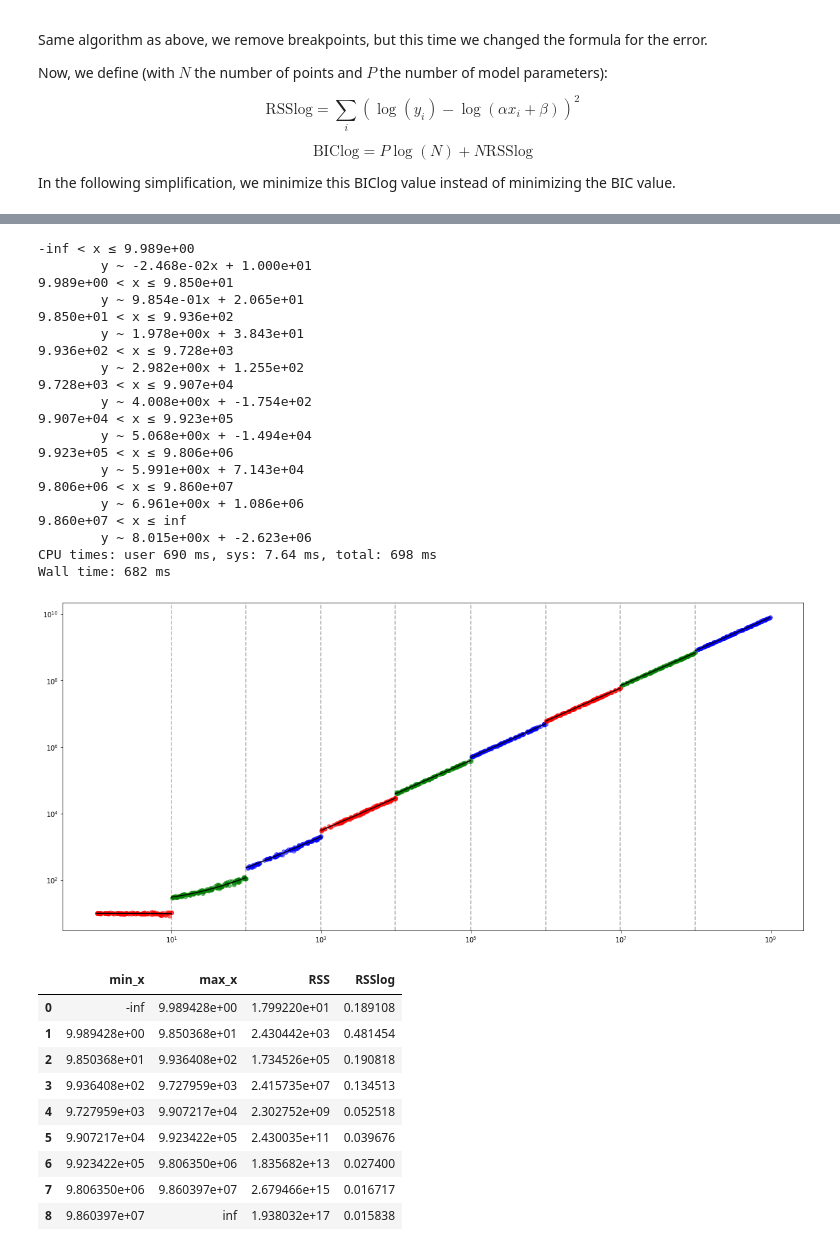
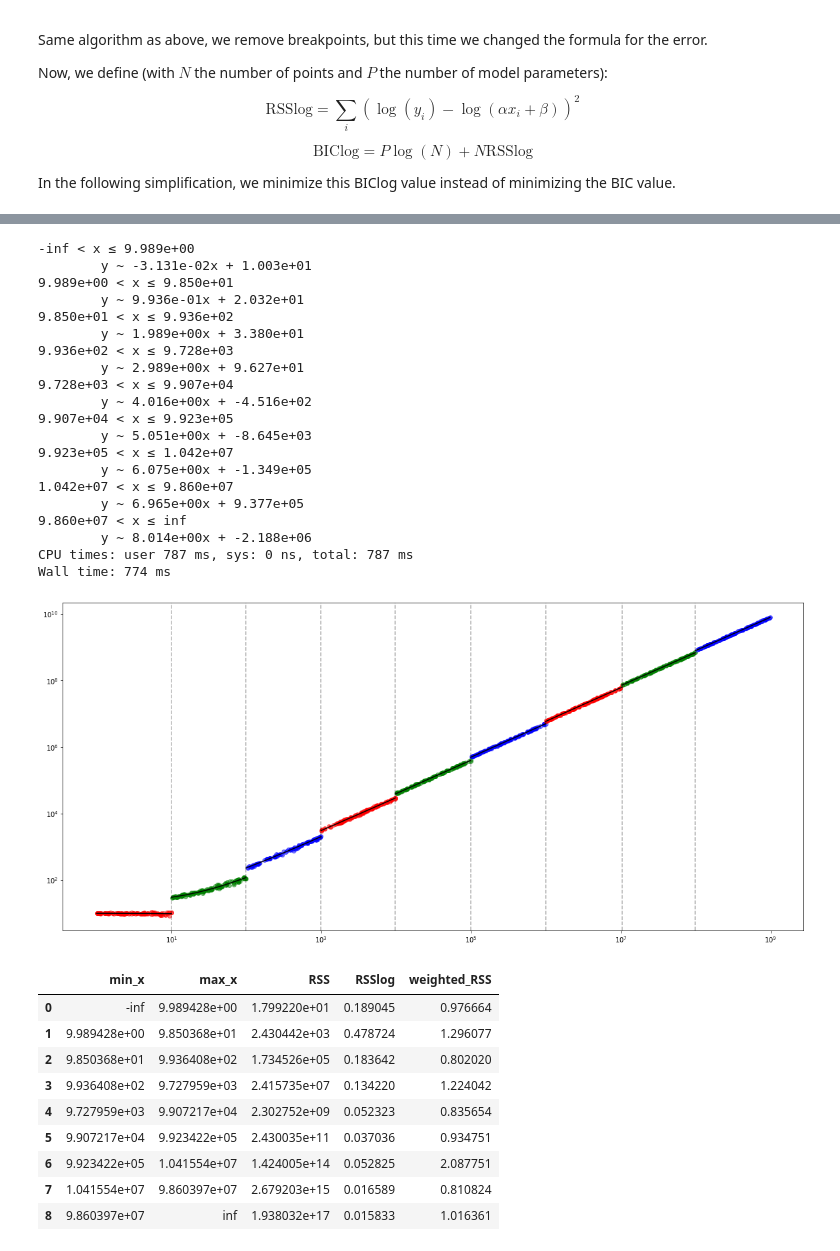
Before and after one commit to Ezibenroc/pycewise, a Jupyter notebook: log_data.ipynb, the cells around one changed output, grey strips where cells are left out. Drawn from its saved outputs; the diff is of its cells as text; code cells hidden in the pictures.

```diff
--- a/log_data.ipynb
+++ b/log_data.ipynb
@@ -49,7 +49,7 @@ y = numpy.array(y)
 Here, this is the usual stuff, we add breakpoints using a tree-like approach.
 # %%
 %%time
-reg = compute_regression(x, y)
+reg = compute_regression(x, y, mode='weighted')
 print(len(reg.breakpoints))
 print(reg)
 reg.plot_dataset(log=True)
@@ -142,45 +157,46 @@ print(auto_simple)
 auto_simple.plot_dataset(log=True)
 # %% [output]
 -inf < x ≤ 9.989e+00
-        y ~ -2.468e-02x + 1.000e+01
+        y ~ -3.131e-02x + 1.003e+01
 9.989e+00 < x ≤ 9.850e+01
-        y ~ 9.854e-01x + 2.065e+01
+        y ~ 9.936e-01x + 2.032e+01
 9.850e+01 < x ≤ 9.936e+02
-        y ~ 1.978e+00x + 3.843e+01
+        y ~ 1.989e+00x + 3.380e+01
 9.936e+02 < x ≤ 9.728e+03
-        y ~ 2.982e+00x + 1.255e+02
+        y ~ 2.989e+00x + 9.627e+01
 9.728e+03 < x ≤ 9.907e+04
-        y ~ 4.008e+00x + -1.754e+02
+        y ~ 4.016e+00x + -4.516e+02
 9.907e+04 < x ≤ 9.923e+05
-        y ~ 5.068e+00x + -1.494e+04
-9.923e+05 < x ≤ 9.806e+06
-        y ~ 5.991e+00x + 7.143e+04
-9.806e+06 < x ≤ 9.860e+07
-        y ~ 6.961e+00x + 1.086e+06
+        y ~ 5.051e+00x + -8.645e+03
+9.923e+05 < x ≤ 1.042e+07
+        y ~ 6.075e+00x + -1.349e+05
+1.042e+07 < x ≤ 9.860e+07
+        y ~ 6.965e+00x + 9.377e+05
 9.860e+07 < x ≤ inf
-        y ~ 8.015e+00x + -2.623e+06
-CPU times: user 690 ms, sys: 7.64 ms, total: 698 ms
-Wall time: 682 ms
+        y ~ 8.014e+00x + -2.188e+06
+CPU times: user 787 ms, sys: 0 ns, total: 787 ms
+Wall time: 774 ms
 [figure]
 # %%
 import pandas
 segments = []
 for i, seg in enumerate(auto_simple.segments):
     segments.append({
         'min_x': seg[0][0],
         'max_x': seg[0][1],
         'RSS': seg[1].RSS,
-        'RSSlog': seg[1].compute_RSSlog()
+        'RSSlog': seg[1].compute_RSSlog(),
+        'weighted_RSS': seg[1].compute_weighted_RSS(),
     })
 pandas.DataFrame(segments)
 # %% [output]
-|  | min_x | max_x | RSS | RSSlog |
-| 0 | -inf | 9.989428e+00 | 1.799220e+01 | 0.189108 |
-| 1 | 9.989428e+00 | 9.850368e+01 | 2.430442e+03 | 0.481454 |
-| 2 | 9.850368e+01 | 9.936408e+02 | 1.734526e+05 | 0.190818 |
-| 3 | 9.936408e+02 | 9.727959e+03 | 2.415735e+07 | 0.134513 |
-| 4 | 9.727959e+03 | 9.907217e+04 | 2.302752e+09 | 0.052518 |
-| 5 | 9.907217e+04 | 9.923422e+05 | 2.430035e+11 | 0.039676 |
-| 6 | 9.923422e+05 | 9.806350e+06 | 1.835682e+13 | 0.027400 |
-| 7 | 9.806350e+06 | 9.860397e+07 | 2.679466e+15 | 0.016717 |
-| 8 | 9.860397e+07 | inf | 1.938032e+17 | 0.015838 |
+|  | min_x | max_x | RSS | RSSlog | weighted_RSS |
+| 0 | -inf | 9.989428e+00 | 1.799220e+01 | 0.189045 | 0.976664 |
+| 1 | 9.989428e+00 | 9.850368e+01 | 2.430442e+03 | 0.478724 | 1.296077 |
+| 2 | 9.850368e+01 | 9.936408e+02 | 1.734526e+05 | 0.183642 | 0.802020 |
+| 3 | 9.936408e+02 | 9.727959e+03 | 2.415735e+07 | 0.134220 | 1.224042 |
+| 4 | 9.727959e+03 | 9.907217e+04 | 2.302752e+09 | 0.052323 | 0.835654 |
+| 5 | 9.907217e+04 | 9.923422e+05 | 2.430035e+11 | 0.037036 | 0.934751 |
+| 6 | 9.923422e+05 | 1.041554e+07 | 1.424005e+14 | 0.052825 | 2.087751 |
+| 7 | 1.041554e+07 | 9.860397e+07 | 2.679203e+15 | 0.016589 | 0.810824 |
+| 8 | 9.860397e+07 | inf | 1.938032e+17 | 0.015833 | 1.016361 |
```
Also changed, not shown: parts of 5 cells of this notebook, 1 other file.
